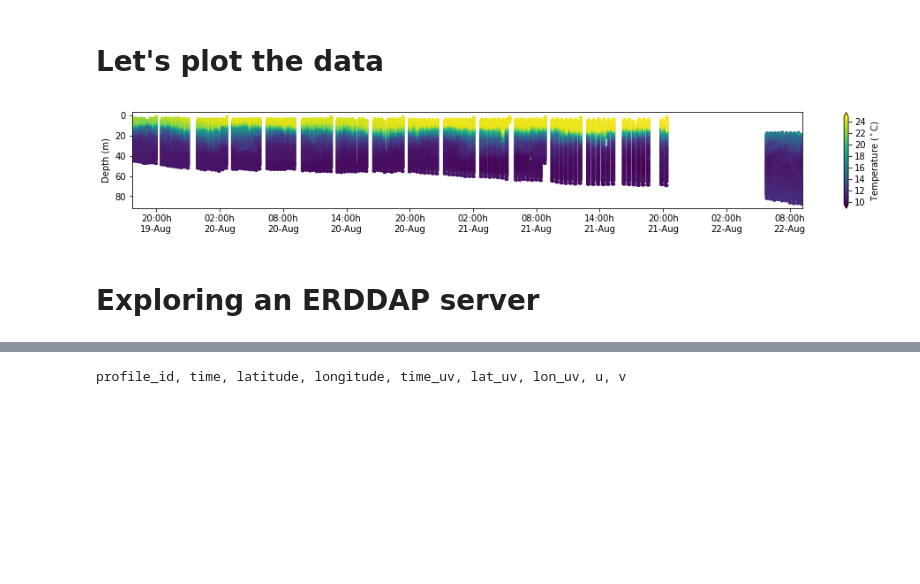
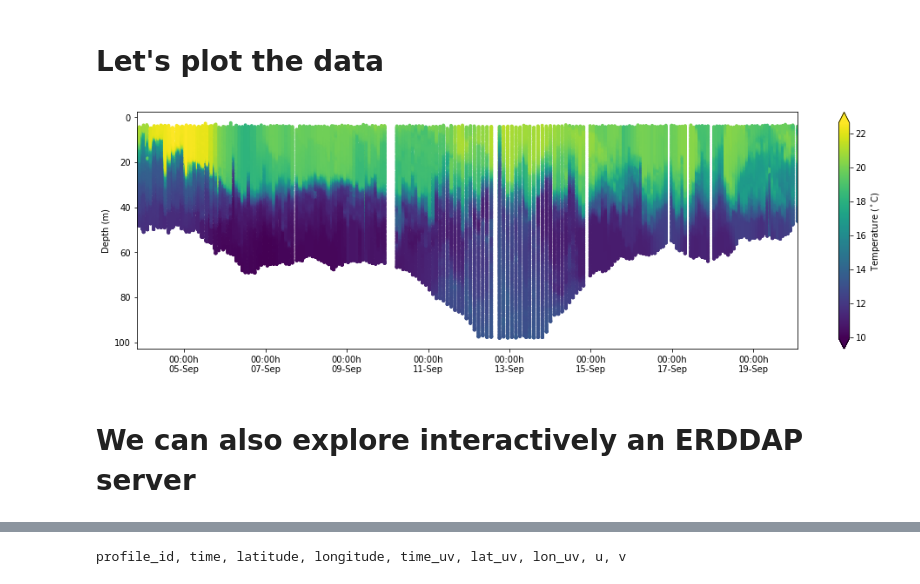
Before and after one commit to ioos/BioData-Training-Workshop, a Jupyter notebook: notebooks/intro_errdapy-IOOS.ipynb, the cells around one changed output, grey strips where cells are left out. Cells and saved outputs as stored; diff of their text form; code cells hidden in the pictures; blank space fills up the shorter version.

Commit message:
add app and update erddap notebook

```diff
--- a/notebooks/intro_errdapy-IOOS.ipynb
+++ b/notebooks/intro_errdapy-IOOS.ipynb
@@ -23,11 +29,9 @@ One can build URLs manually or programmatically like:
 
 ![tar.png](https://imgs.xkcd.com/comics/tar.png)
 # %%
-from erddapy import ERDDAP
-
 server = 'https://data.ioos.us/gliders/erddap'
 
-dataset_id = 'blue-20160818T1448'
+dataset_id = 'whoi_406-20160902T1700'
 
 constraints = {
     'time>=': '2016-07-10T00:00:00Z',
@@ -84,23 +116,20 @@ df.head()
 # %%
-%matplotlib inline
-import matplotlib.pyplot as plt
-import matplotlib.dates as mdates
-
-fig, ax = plt.subplots(figsize=(17, 2))
-cs = ax.scatter(df.index, df['depth'], s=15, c=df['temperature'], marker='o', edgecolor='none')
+fig, ax = plt.subplots(figsize=(17, 5))
+kw = dict(s=15, c=df['temperature'], marker='o', edgecolor='none')
+cs = ax.scatter(df.index, df['depth'], **kw)
 
 ax.invert_yaxis()
 ax.set_xlim(df.index[0], df.index[-1])
 xfmt = mdates.DateFormatter('%H:%Mh\n%d-%b')
 ax.xaxis.set_major_formatter(xfmt)
 
 cbar = fig.colorbar(cs, orientation='vertical', extend='both')
 cbar.ax.set_ylabel('Temperature ($^\circ$C)')
 ax.set_ylabel('Depth (m)');
 # %% [output]
-[figure, old version]
+[figure, new version]
 # %% [markdown]
-# Exploring an ERDDAP server
+# We can also explore interactively an ERDDAP server
 # %%
 from erddapy import ERDDAP
 
```
Also changed, not shown: parts of 24 cells of this notebook, 3 other files.
